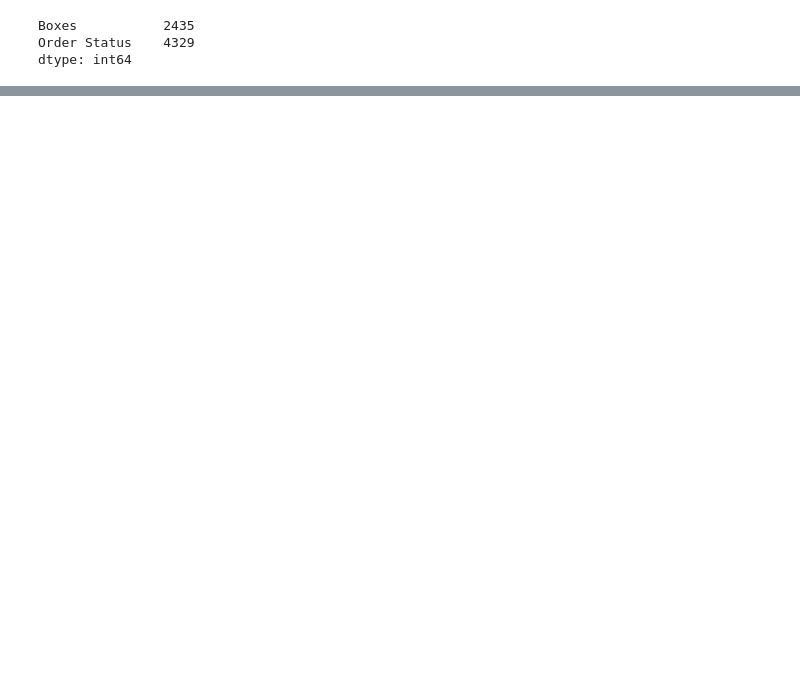
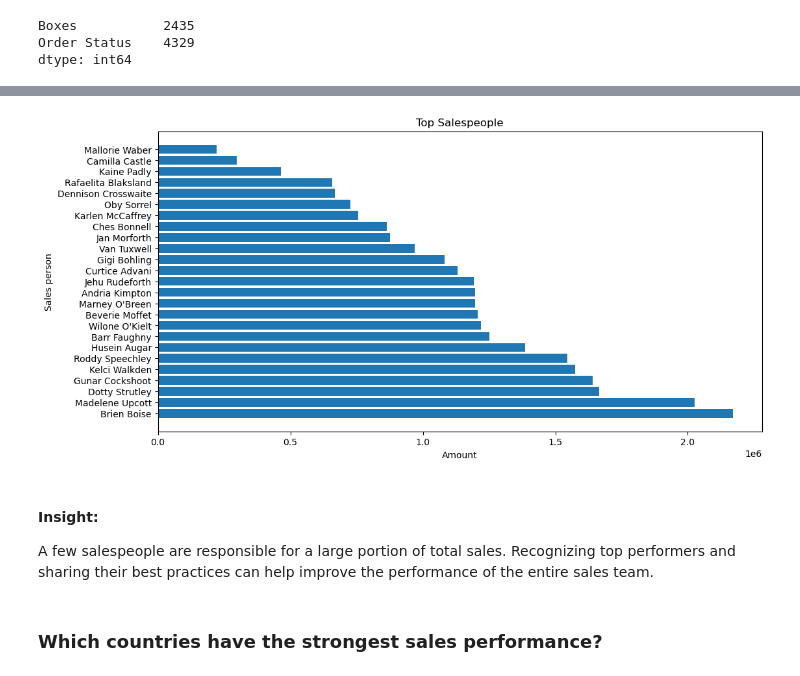
Before and after one commit to delvene43-ops/pandas-sample-chocolate-sales, a Jupyter notebook: Sample chocolate.ipynb, the cells around one changed output, grey strips where cells are left out. Drawn from its saved outputs; the diff is of its cells as text; code cells hidden in the pictures; blank space fills up the shorter version.

```diff
--- a/Sample chocolate.ipynb
+++ b/Sample chocolate.ipynb
@@ -113,2 +147,2 @@ dtype: int64
 # %%
-df.groupby('Sales Person')['Amount'].sum().sort_values(ascending=False)
+Revenue_by_salesperson = df.groupby("Sales Person")["Amount"].sum().sort_values(ascending=False)
@@ -133 +159,16 @@ Name: Amount, dtype: float64
+# %%
+
+plt.figure(figsize=(12,6))
+plt.barh(Revenue_by_salesperson.index, Revenue_by_salesperson.values)
+plt.title("Top Salespeople")
+plt.xlabel("Amount")
+plt.ylabel("Sales person")
+plt.show()
+# %% [output]
+[figure, added]
+# %% [markdown]
+#### Insight:
+A few salespeople are responsible for a large portion of total sales. Recognizing top performers and sharing their best practices can help improve the performance of the entire sales team.
+# %% [markdown]
+### Which countries have the strongest sales performance?
 # %%
```
Also changed, not shown: parts of 39 cells of this notebook.
